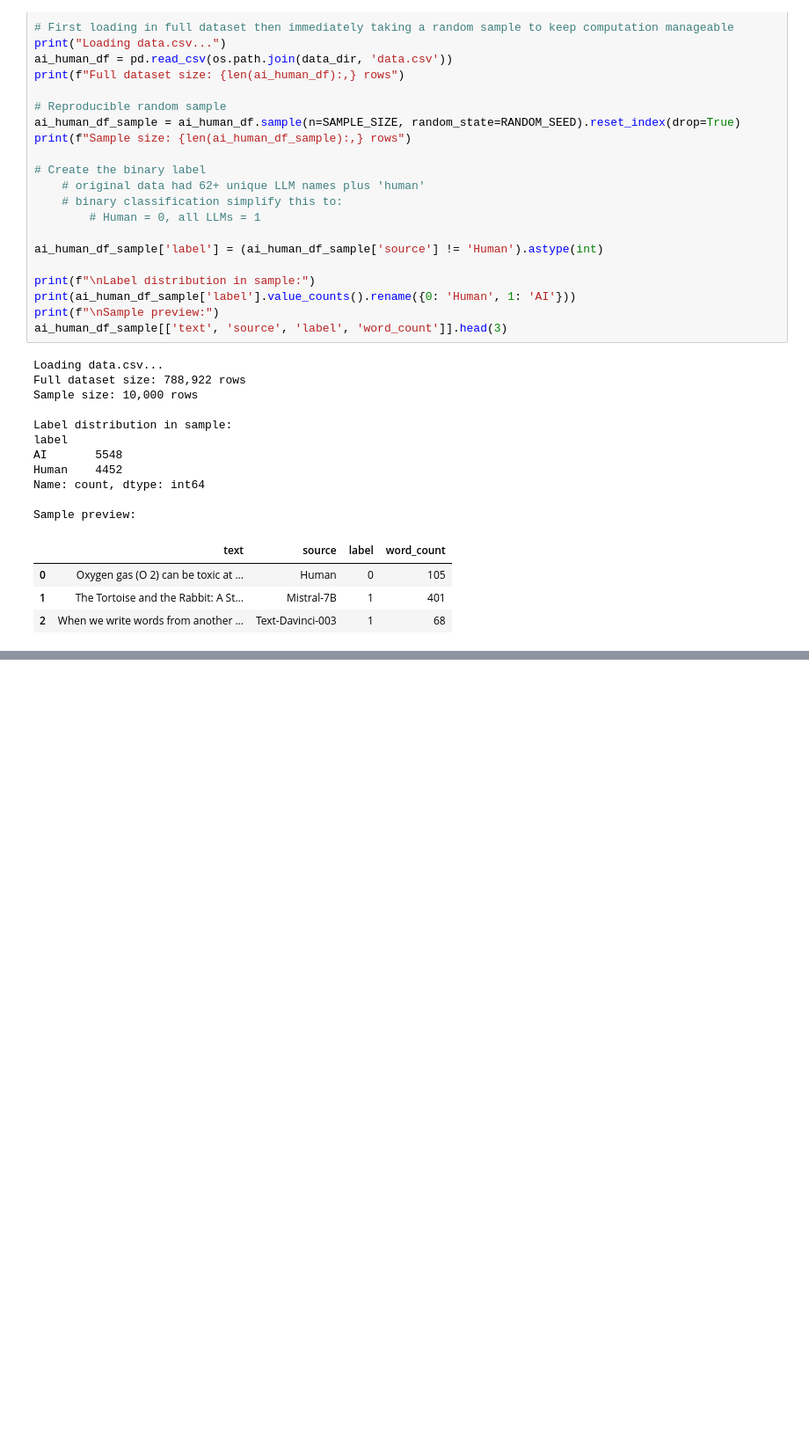
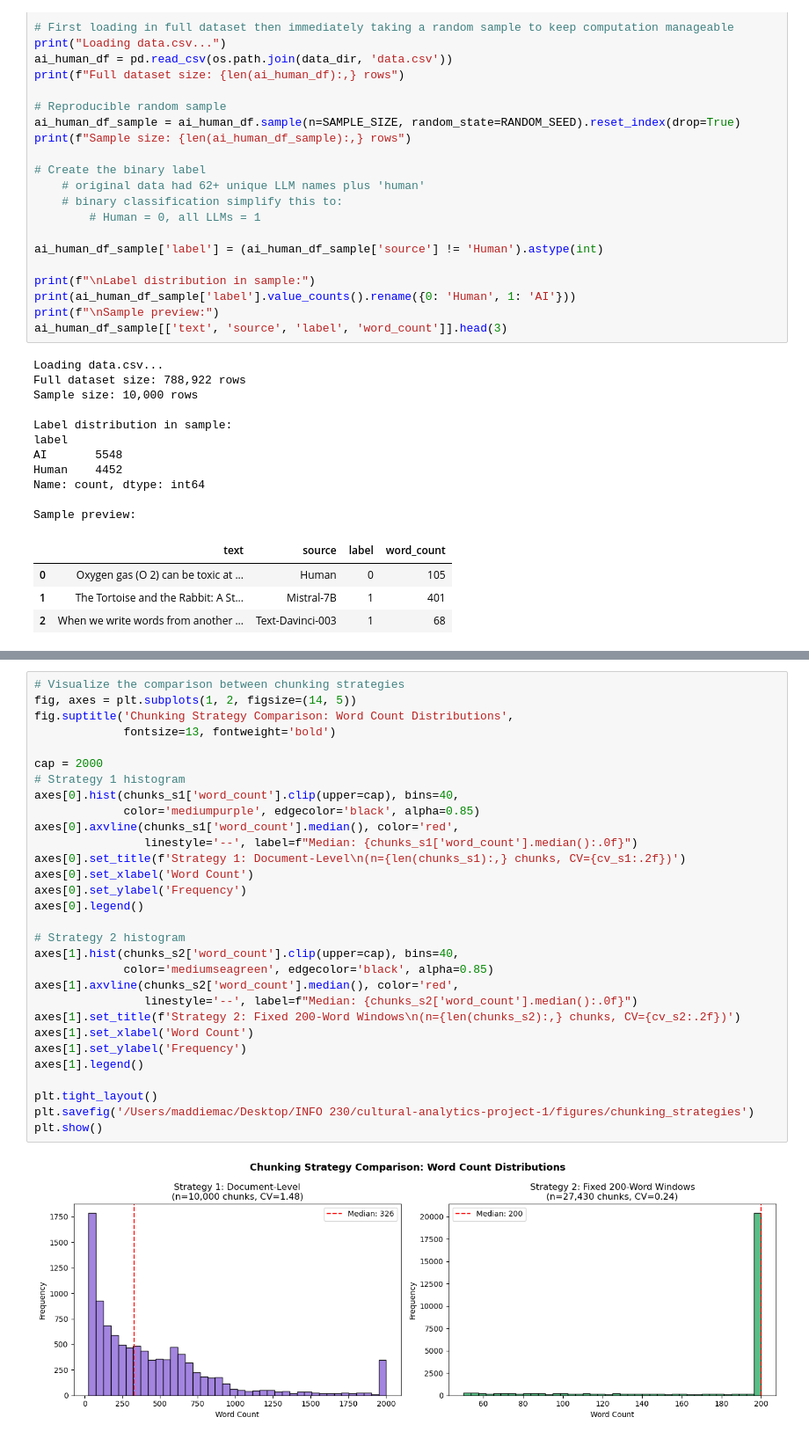
Before and after one commit to madisonmacdonald111/cultural-analytics-project-1, a Jupyter notebook: code/project-workflow.ipynb, the cells around one changed output, grey strips where cells are left out. Shown at 88% size. Drawn from its saved outputs; the diff is of its cells as text; blank space fills up the shorter version.

```diff
--- a/code/project-workflow.ipynb
+++ b/code/project-workflow.ipynb
@@ -146,0 +436,32 @@ Sample preview:
+# %%
+# Visualize the comparison between chunking strategies
+fig, axes = plt.subplots(1, 2, figsize=(14, 5))
+fig.suptitle('Chunking Strategy Comparison: Word Count Distributions',
+             fontsize=13, fontweight='bold')
+
+cap = 2000
+# Strategy 1 histogram
+axes[0].hist(chunks_s1['word_count'].clip(upper=cap), bins=40,
+             color='mediumpurple', edgecolor='black', alpha=0.85)
+axes[0].axvline(chunks_s1['word_count'].median(), color='red',
+                linestyle='--', label=f"Median: {chunks_s1['word_count'].median():.0f}")
+axes[0].set_title(f'Strategy 1: Document-Level\n(n={len(chunks_s1):,} chunks, CV={cv_s1:.2f})')
+axes[0].set_xlabel('Word Count')
+axes[0].set_ylabel('Frequency')
+axes[0].legend()
+
+# Strategy 2 histogram
+axes[1].hist(chunks_s2['word_count'].clip(upper=cap), bins=40,
+             color='mediumseagreen', edgecolor='black', alpha=0.85)
+axes[1].axvline(chunks_s2['word_count'].median(), color='red',
+                linestyle='--', label=f"Median: {chunks_s2['word_count'].median():.0f}")
+axes[1].set_title(f'Strategy 2: Fixed 200-Word Windows\n(n={len(chunks_s2):,} chunks, CV={cv_s2:.2f})')
+axes[1].set_xlabel('Word Count')
+axes[1].set_ylabel('Frequency')
+axes[1].legend()
+
+plt.tight_layout()
+plt.savefig('/Users/maddiemac/Desktop/INFO 230/cultural-analytics-project-1/figures/chunking_strategies')
+plt.show()
+# %% [output]
+[figure, added]
```
Also changed, not shown: parts of 25 cells of this notebook.
